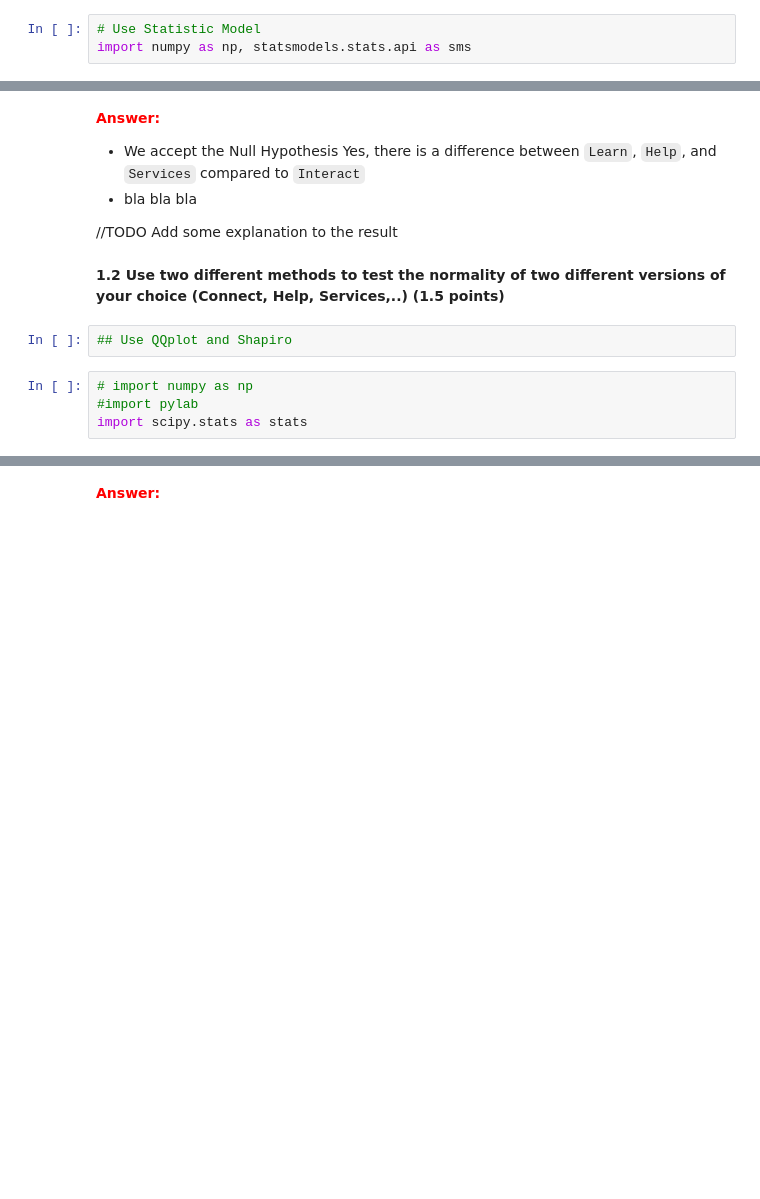
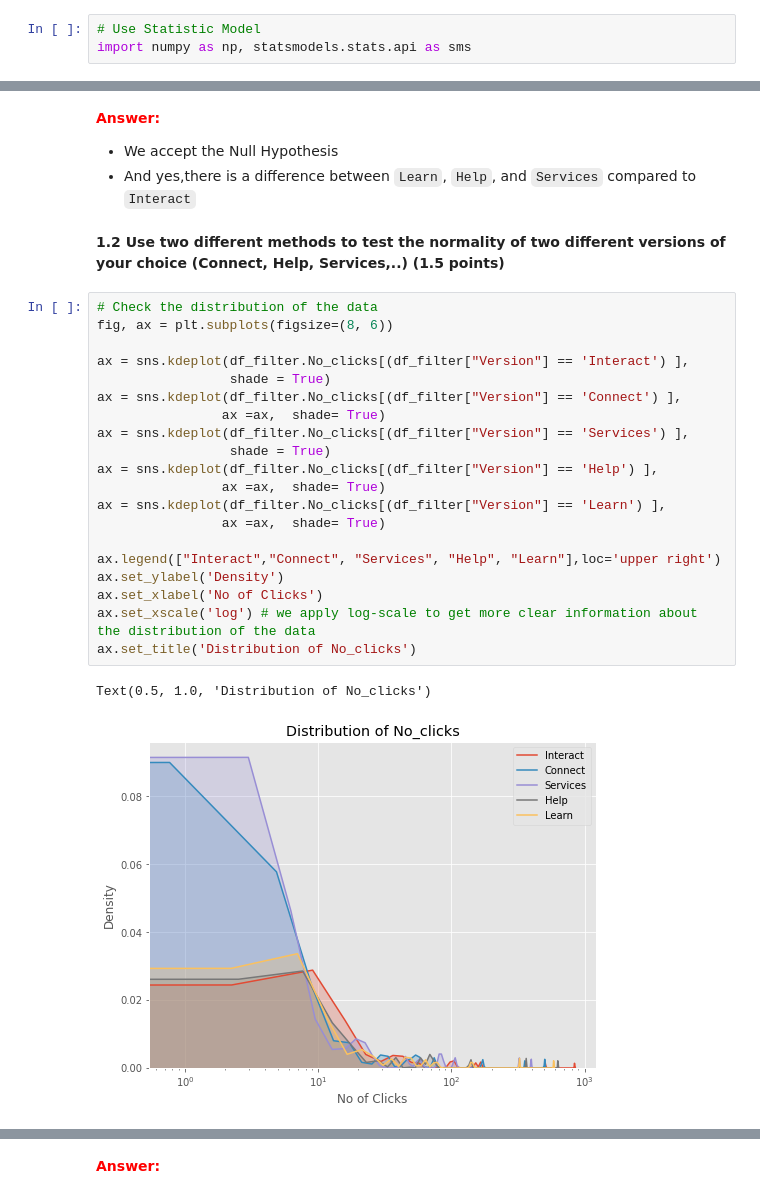
Before and after one commit to enliktjioe/bda2020, a Jupyter notebook: HW5/Homework_05_Enlik_Nga.ipynb, the cells around one changed output, grey strips where cells are left out. Saved outputs shown, nothing was run; the diff lists cells and outputs as text; blank space fills up the shorter version.

```diff
--- a/HW5/Homework_05_Enlik_Nga.ipynb
+++ b/HW5/Homework_05_Enlik_Nga.ipynb
@@ -329,19 +319,31 @@ mean in group Interac:      35.63235294117647
 <font color='red'> **Answer:** </font>
 
 - We accept the Null Hypothesis
-Yes, there is a difference between `Learn`, `Help`, and `Services` compared to `Interact`
-- bla bla bla
-
-
-//TODO
-Add some explanation to the result
+- And yes,there is a difference between `Learn`, `Help`, and `Services` compared to `Interact`
 # %% [markdown]
 
 **1.2 Use two different methods to test the normality of two different versions of your choice (Connect, Help, Services,..) (1.5 points)**
-# %%
-## Use QQplot and Shapiro
-# %%
-# import numpy as np
-#import pylab
-import scipy.stats as stats
+# %%
+# Check the distribution of the data
+fig, ax = plt.subplots(figsize=(8, 6))
+
+ax = sns.kdeplot(df_filter.No_clicks[(df_filter["Version"] == 'Interact') ],
+                 shade = True)
+ax = sns.kdeplot(df_filter.No_clicks[(df_filter["Version"] == 'Connect') ],
+                ax =ax,  shade= True)
+ax = sns.kdeplot(df_filter.No_clicks[(df_filter["Version"] == 'Services') ],
+                 shade = True)
+ax = sns.kdeplot(df_filter.No_clicks[(df_filter["Version"] == 'Help') ],
+                ax =ax,  shade= True)
+ax = sns.kdeplot(df_filter.No_clicks[(df_filter["Version"] == 'Learn') ],
+                ax =ax,  shade= True)
+
+ax.legend(["Interact","Connect", "Services", "Help", "Learn"],loc='upper right')
+ax.set_ylabel('Density')
+ax.set_xlabel('No of Clicks')
+ax.set_xscale('log') # we apply log-scale to get more clear information about the distribution of the data
+ax.set_title('Distribution of No_clicks')
+# %% [output]
+Text(0.5, 1.0, 'Distribution of No_clicks')
+[figure, added]
 # %%
```
Also changed, not shown: parts of 31 cells of this notebook, 1 other file.
